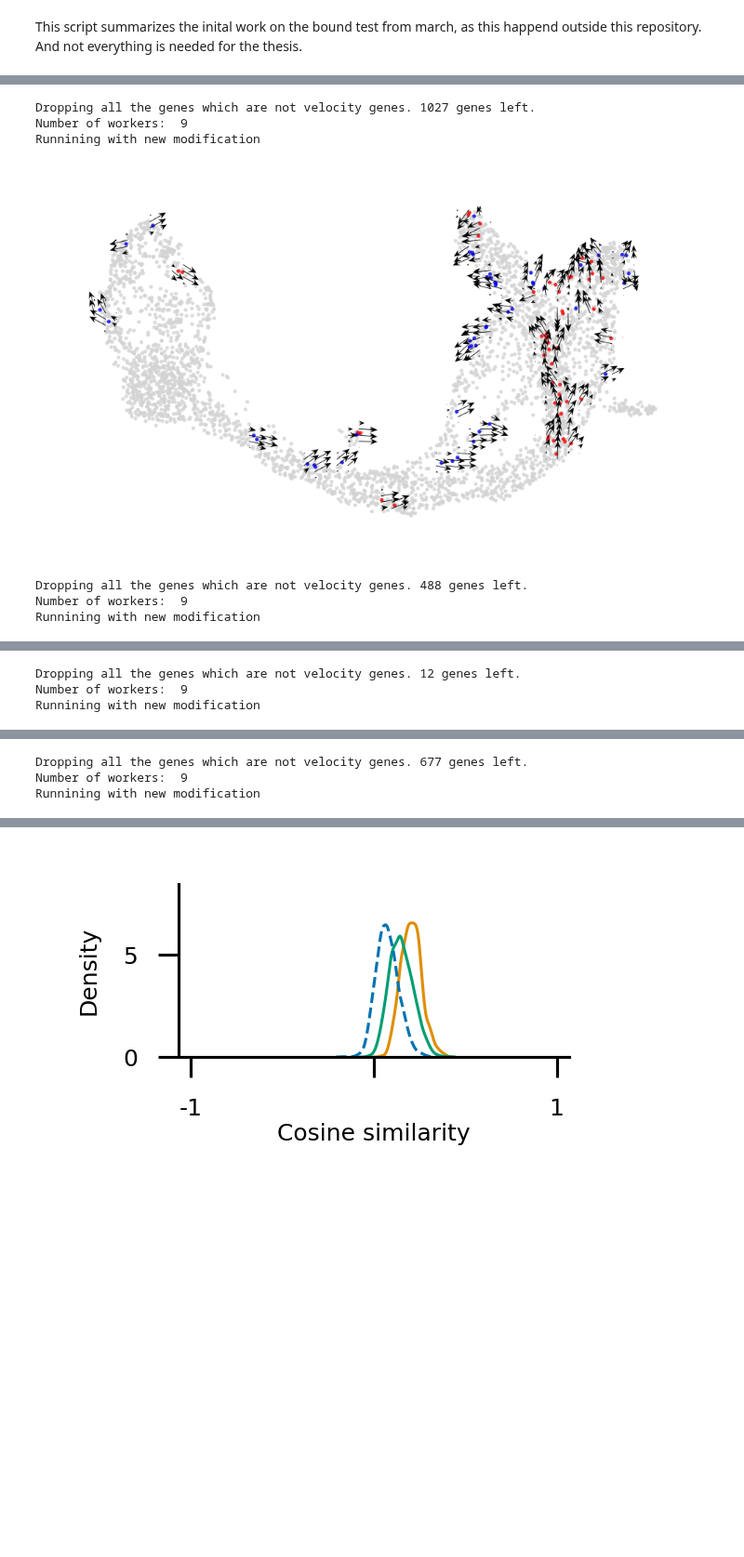
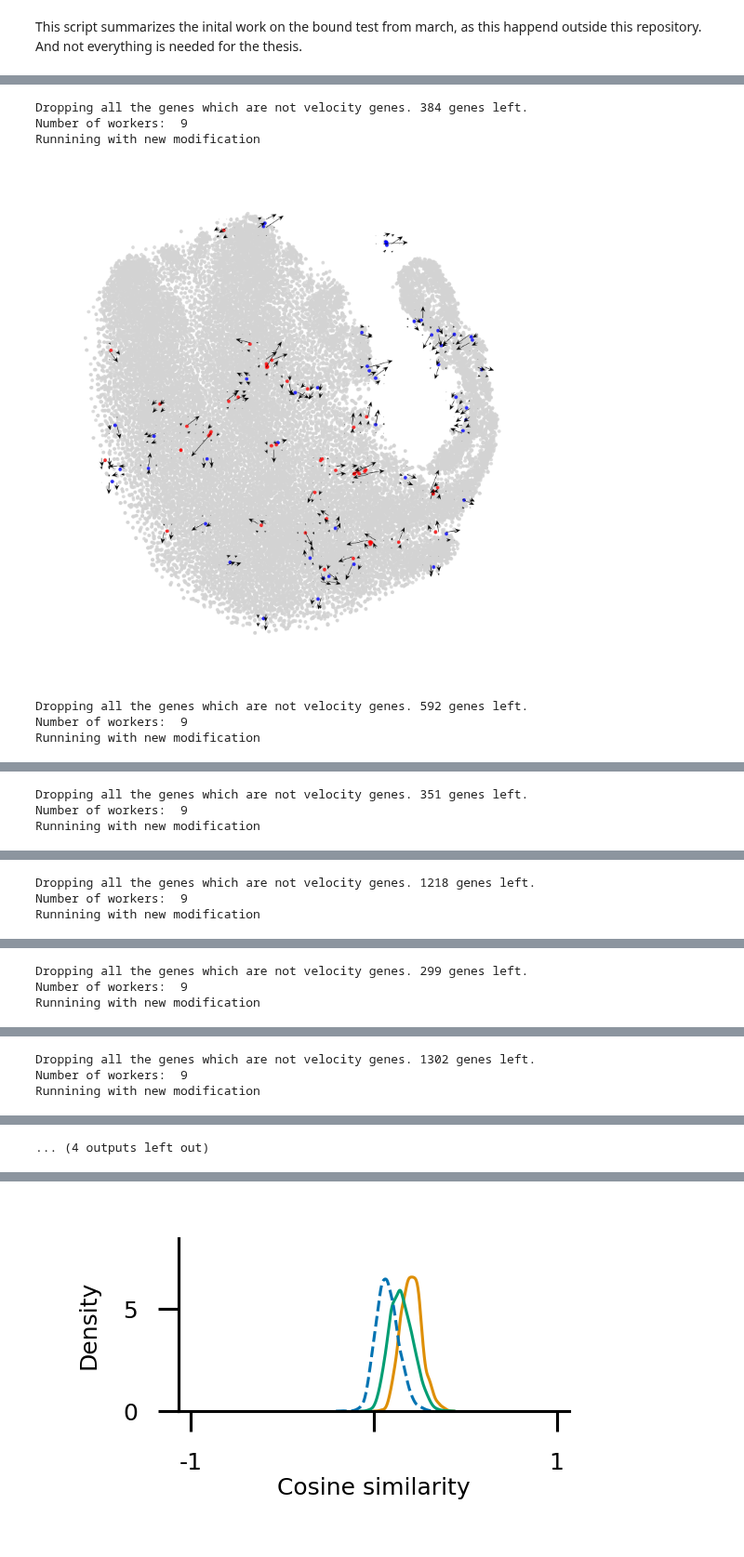
Before and after one commit to Johanna-Engeln/masterthesis_velocity, a Jupyter notebook: script/0712_summary_bounds.ipynb, the cells around one changed output, grey strips where cells are left out. Shown at 93% size. Cells and saved outputs as stored; diff of their text form; code cells hidden in the pictures; blank space fills up the shorter version.

```diff
--- a/script/0712_summary_bounds.ipynb
+++ b/script/0712_summary_bounds.ipynb
@@ -104,6 +104,8 @@ def bestVelocityEmbedded(adata, basis, clusters, cluster_colors):
     adata_best = adata.copy()
     adata_best.obsm[Z_velocity_vector] = np.zeros((adata.shape[0], 2))
     adata_best.obsm[Z_velocity_vector][non_empty_neighborhoods_indices] = best_velocities
+    length_velocity = np.linalg.norm(adata_best.obsm[Z_velocity_vector], axis=1, keepdims=True)
+    length_velocity[length_velocity == 0] = 1  # Prevent division by zero for
 
     angles = compute_angle_on_gridplot_between(adata, adata_best, basis=basis)
 
@@ -114,7 +116,7 @@ def bestVelocityEmbedded(adata, basis, clusters, cluster_colors):
 
     adata_plotting = ad.AnnData(adata_best.X, obs=adata_best.obs.copy())
     adata_plotting.obsm[Z_expr] = adata_best.obsm[Z_expr]
-    adata_plotting.obsm[Z_velocity_vector] = adata_best.obsm[Z_velocity_vector]
+    adata_plotting.obsm[Z_velocity_vector] = adata_best.obsm[Z_velocity_vector]/length_velocity
     adata_plotting.layers['velocity'] = adata_best.layers['velocity']
     adata_plotting.uns[cluster_colors] = adata_best.uns[cluster_colors]
     color_dict_plotting = dict(zip(adata_plotting.obs[clusters].cat.categories,
@@ -124,24 +126,24 @@ def bestVelocityEmbedded(adata, basis, clusters, cluster_colors):
 # %%
 datasets = {
         "Pancreas_dynamical": "../configs/pancreas_dynamic.yaml",
-        #"Pancreas_stochastic": "../configs/pancreas_stochastic.yaml",
-        #"Dentate_gyrus": "../configs/dentategyrus.yaml",
+        "Pancreas_stochastic": "../configs/pancreas_stochastic.yaml",
+        "Dentate_gyrus": "../configs/dentategyrus.yaml",
         "Gastrulation_erythroid": "../configs/gastrulation.yaml",
-        #"Bone_marrow": "../configs/bonemarrow.yaml",
+        "Bone_marrow": "../configs/bonemarrow.yaml",
         "PBMC": "../configs/pbmc.yaml",
-        #"Covid": "../configs/covid.yaml",
+        "Covid": "../configs/covid.yaml",
         "Retinal_development": "../configs/retinal_development.yaml",
-        #"Human_HSC": "../configs/humanHSC.yaml",
-        #"Intestinal_development": "../configs/noEmbedding/intestinal_organoids.yaml",
-        #"Hindbrain_mouse": "../configs/noEmbedding/hindbrain.yaml",
-        #"Oligodendrocyte_mouse": "../configs/noEmbedding/oligodendrocyte.yaml",
-        #"Bone_marrow_mouse": "../configs/noEmbedding/mouse_bonemarrow.yaml",
-        #"Cerebral_cortex_human": "../configs/noEmbedding/human_cerebral.yaml",
-        #"Hematopoiesis_mouse": "../configs/noEmbedding/mouse_hema.yaml",
-        #"Spermatogenisis": "../configs/noEmbedding/spermatogenesis.yaml",
-        #"Old_brain": "../configs/noEmbedding/old_brain.yaml",
-        #"Prefrontal_cortex": "../configs/noEmbedding/pfc.yaml",
-        #"Intestinal_organoids":"../configs/noEmbedding/GSE128365.yaml"
+        "Human_HSC": "../configs/humanHSC.yaml",
+        "Intestinal_development": "../configs/noEmbedding/intestinal_organoids.yaml",
+        "Hindbrain_mouse": "../configs/noEmbedding/hindbrain.yaml",
+        "Oligodendrocyte_mouse": "../configs/noEmbedding/oligodendrocyte.yaml",
+        "Bone_marrow_mouse": "../configs/noEmbedding/mouse_bonemarrow.yaml",
+        "Cerebral_cortex_human": "../configs/noEmbedding/human_cerebral.yaml",
+        "Hematopoiesis_mouse": "../configs/noEmbedding/mouse_hema.yaml",
+        "Spermatogenisis": "../configs/noEmbedding/spermatogenesis.yaml",
+        "Old_brain": "../configs/noEmbedding/old_brain.yaml",
+        "Prefrontal_cortex": "../configs/noEmbedding/pfc.yaml",
+        "Intestinal_organoids":"../configs/noEmbedding/GSE128365.yaml"
     }
 # %%
 for name, path in datasets.items():
@@ -256,36 +229,36 @@ for name, path in datasets.items():
     adata.obs['highlight'] = 'Other'
     subset_barcodes = adata.obs.index[non_empty_indices]
 
     high_barcodes = subset_barcodes[high_indices]
     low_barcodes = subset_barcodes[low_indices]
     adata.obs.loc[high_barcodes, 'highlight'] = 'Target Cells'
     adata.obs.loc[low_barcodes, 'highlight'] = 'Low Cells'
     adata_plot = bestVelocityEmbedded(adata, basis=basis, clusters=clusters, cluster_colors=cluster_colors)
 
     # Plotting
     cm = 1 / 2.54
     figsize=(5 * cm, 4 * cm)
     fig, ax = plt.subplots(dpi=450, figsize=figsize)
     ax.set(xticks=[], yticks=[])
     pl = scvelo.pl.velocity_embedding_grid(adata_plot,
                                     basis=basis,
                                     color='highlight',
                                     groups=['Target Cells', 'Low Cells'],
                                     palette={'Target Cells': 'red', 'Other': 'lightgrey', 'Low Cells': 'blue'},
                                     show=False, size=3,rasterized=True, figsize=figsize,alpha=0.8,
                                     ax=ax, frameon=False, xlabel='', ylabel='', title ='',
                                     arrow_color='black', edgecolors=None,
-                                    linewidth=.25, arrow_size=2, arrow_length=2, )
+                                    linewidth=.25, arrow_size=2, arrow_length=1, )
     ax.set_aspect('equal')
     fig.subplots_adjust(left=0, right=1, top=1, bottom=0)
     pl.set_rasterized(True)
     plt.savefig(f"/mnt/volume/Johanna_Velotest/results/bounds/{name}_highlighted_cells.pdf", transparent=True, dpi=450)
     plt.show()
 # %% [output]
-Dropping all the genes which are not velocity genes. 1027 genes left.
+Dropping all the genes which are not velocity genes. 384 genes left.
 Number of workers:  9
 Runnining with new modification
-[figure, old version]
+[figure, new version]
-Dropping all the genes which are not velocity genes. 488 genes left.
+Dropping all the genes which are not velocity genes. 592 genes left.
 Number of workers:  9
 Runnining with new modification
@@ -293,3 +266,3 @@ Runnining with new modification
-Dropping all the genes which are not velocity genes. 12 genes left.
+Dropping all the genes which are not velocity genes. 351 genes left.
 Number of workers:  9
 Runnining with new modification
@@ -297,3 +270,3 @@ Runnining with new modification
-Dropping all the genes which are not velocity genes. 677 genes left.
+Dropping all the genes which are not velocity genes. 1218 genes left.
 Number of workers:  9
 Runnining with new modification
@@ -300,0 +274,3 @@ Runnining with new modification
+Dropping all the genes which are not velocity genes. 299 genes left.
+Number of workers:  9
+Runnining with new modification
@@ -300,0 +278,3 @@ Runnining with new modification
+Dropping all the genes which are not velocity genes. 1302 genes left.
+Number of workers:  9
+Runnining with new modification
@@ -301,3 +282,4 @@ Runnining with new modification
+... (4 outputs left out)
 # %%
 for name, path in datasets.items():
     with open(path, "r") as f:
```
Also changed, not shown: parts of 5 cells of this notebook.
